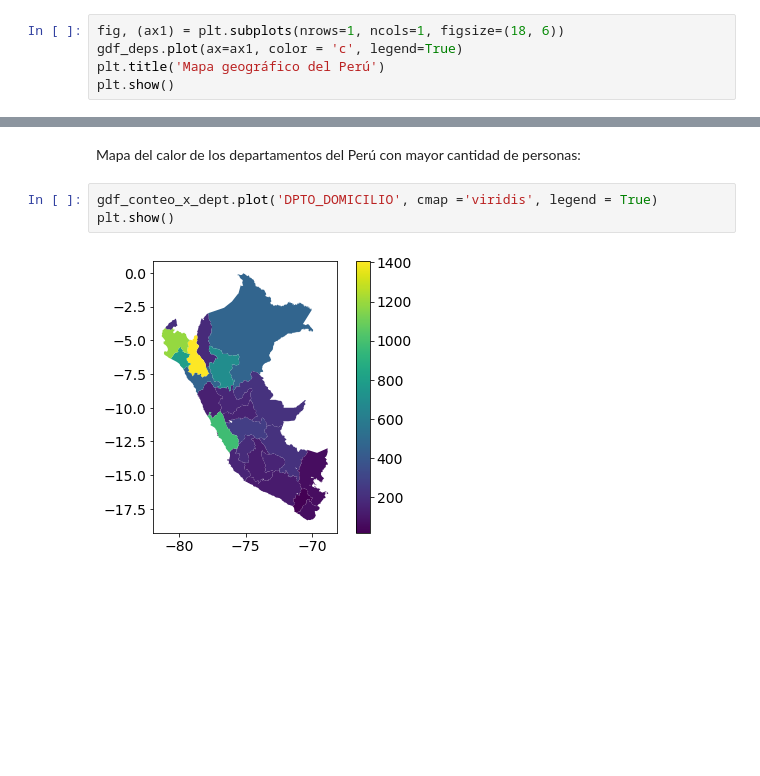
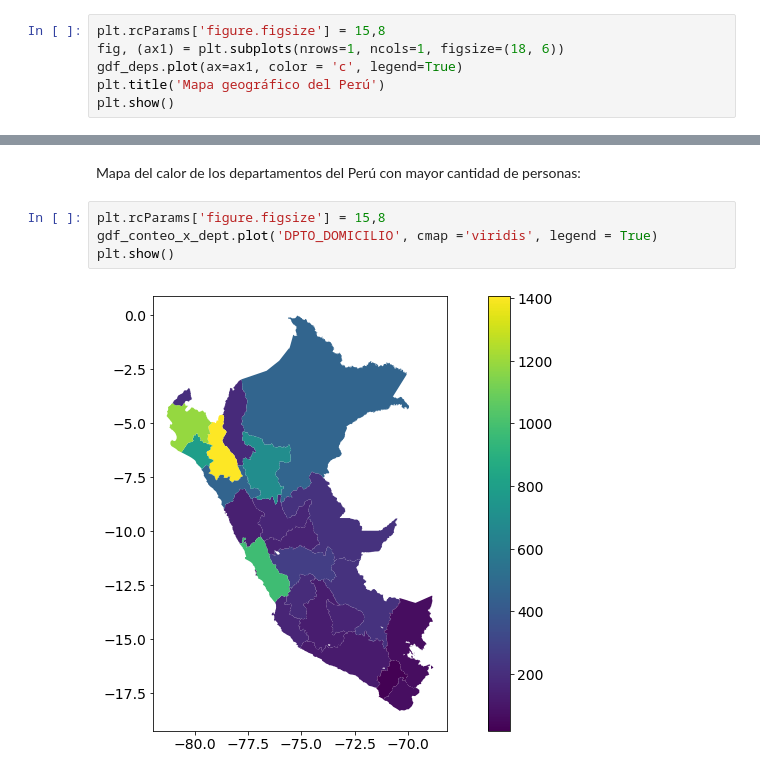
Before and after one commit to MiguelAngelTinocoArroyo/DataAnalytics, a Jupyter notebook: Source/Proyecto.ipynb, the cells around one changed output, grey strips where cells are left out. Saved outputs shown, nothing was run; the diff lists cells and outputs as text; blank space fills up the shorter version.

```diff
--- a/Source/Proyecto.ipynb
+++ b/Source/Proyecto.ipynb
@@ -267,6 +267,7 @@ df[departamento].head()
 # %%
 gdf_deps = gpd.read_file('../Data/LIMITE_DEPARTAMENTAL.zip')
 # %%
+plt.rcParams['figure.figsize'] = 15,8
 fig, (ax1) = plt.subplots(nrows=1, ncols=1, figsize=(18, 6))
 gdf_deps.plot(ax=ax1, color = 'c', legend=True)
 plt.title('Mapa geográfico del Perú')
@@ -658,7 +659,8 @@ gdf_conteo_x_dept = pd.merge(left=gdf_deps, right=conteo_x_dept, left_on='NOMBDE
 # %% [markdown]
 Mapa del calor de los departamentos del Perú con mayor cantidad de personas:
 # %%
+plt.rcParams['figure.figsize'] = 15,8
 gdf_conteo_x_dept.plot('DPTO_DOMICILIO', cmap ='viridis', legend = True)
 plt.show()
 # %% [output]
-[figure, old version]
+[figure, new version]
```
